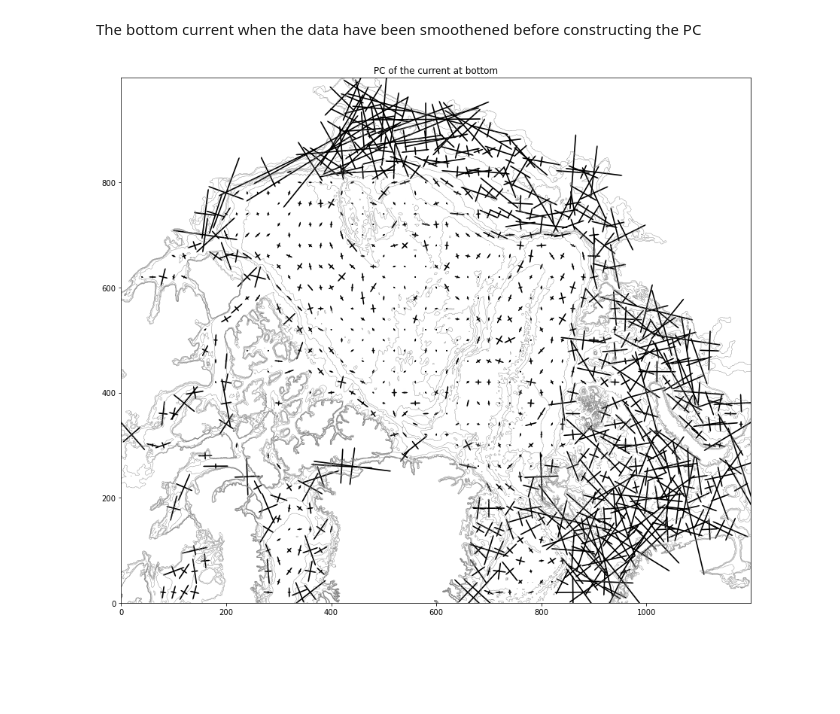
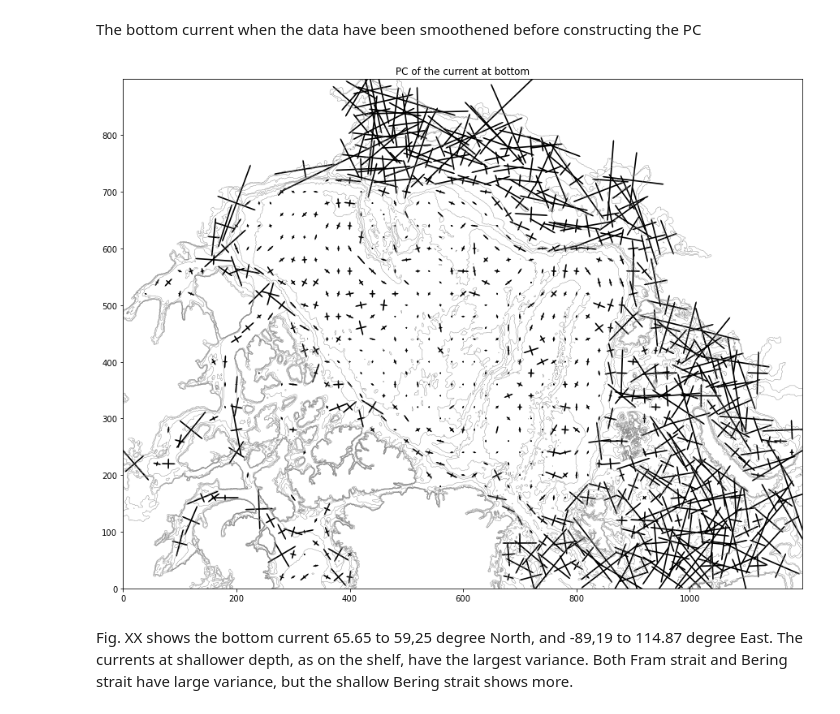
Before and after one commit to kaje2301/Master_2022, a Jupyter notebook: PC_bottom_smoothend.ipynb, the cells around one changed output. Cells and saved outputs as stored; diff of their text form; code cells hidden in the pictures; blank space fills up the shorter version.

Commit message:
notater til bottomcurrent plots

```diff
--- a/PC_bottom_smoothend.ipynb
+++ b/PC_bottom_smoothend.ipynb
@@ -83,17 +83,17 @@ dask.array<chunksize=(75, 1801, 1580), meta=np.ndarray>
 Attributes: (0)
 # %%
 # Smoothen data, over every tenth point in both x and y direction, for all the data
-vvar = dset.vomecrty.isel(y=slice(800,1800), x=slice(200,1400)).rolling(y=10, center=True).mean()
+vvar = dset.vomecrty.isel(y=slice(900,1800), x=slice(200,1400)).rolling(y=10, center=True).mean()
 vvar = vvar.rolling(x=10, center=True).mean()
 
-uvar = dset.vozocrtx.isel(y=slice(800,1800), x=slice(200,1400)).rolling(x=10, center=True).mean()
+uvar = dset.vozocrtx.isel(y=slice(900,1800), x=slice(200,1400)).rolling(x=10, center=True).mean()
 uvar = uvar.rolling(y=10, center=True).mean()
 
-uv = dset.vel.isel(y=slice(800,1800), x=slice(200,1400)).rolling(x=10, center=True).mean()
+uv = dset.vel.isel(y=slice(900,1800), x=slice(200,1400)).rolling(x=10, center=True).mean()
 uv = uv.rolling(y=10, center=True).mean()
 # %%
 # Getting the bottom velocity
-d = dset.mbathy[800:1800,200:1400].values-1
+d = dset.mbathy[900:1800,200:1400].values-1
 d[d==-1] = 0
 
 d = xr.DataArray(d, dims=['y','x'])
@@ -157,32 +157,34 @@ x = np.array(x,dtype=float)
 # %%
 fig, ax = plt.subplots(1,1,figsize=(15,15))
 plt.title(f'PC of the current at bottom')
-ax.contour(dset.mbathy[800:1800,200:1400], colors='grey',levels=8, linewidths=0.4)
+ax.contour(dset.mbathy[900:1800,200:1400], colors='grey',levels=8, linewidths=0.4)
 ax.quiver( x[::2], y[::2], PC11_s[::2], PC12_s[::2],
     #color='r',
     headwidth=1,
     headlength=1,
     width=0.002,
     scale=0.5)
 ax.quiver(x[::2], y[::2], -PC11_s[::2], -PC12_s[::2],
     #color='r',
     headwidth=1,
     headlength=1,
     width=0.002,
     scale=0.5)
 ax.quiver( x[::2], y[::2], PC21_s[::2], PC22_s[::2],
     #color='b',
     headwidth=1,
     headlength=1,
     width=0.002,
     scale=0.5)
 ax.quiver( x[::2], y[::2], -PC21_s[::2], -PC22_s[::2],
     #color='b',
     headwidth=1,
     headlength=1,
     width=0.002,
     scale=0.5)
 ax.set_aspect('equal')
 plt.show()
 # %% [output]
-[figure, old version]
+[figure, new version]
+# %% [markdown]
+Fig. XX shows the bottom current 65.65 to 59,25 degree North, and -89,19 to 114.87 degree East. The currents at shallower depth, as on the shelf, have the largest variance. Both Fram strait and Bering strait have large variance, but the shallow Bering strait shows more.
```
